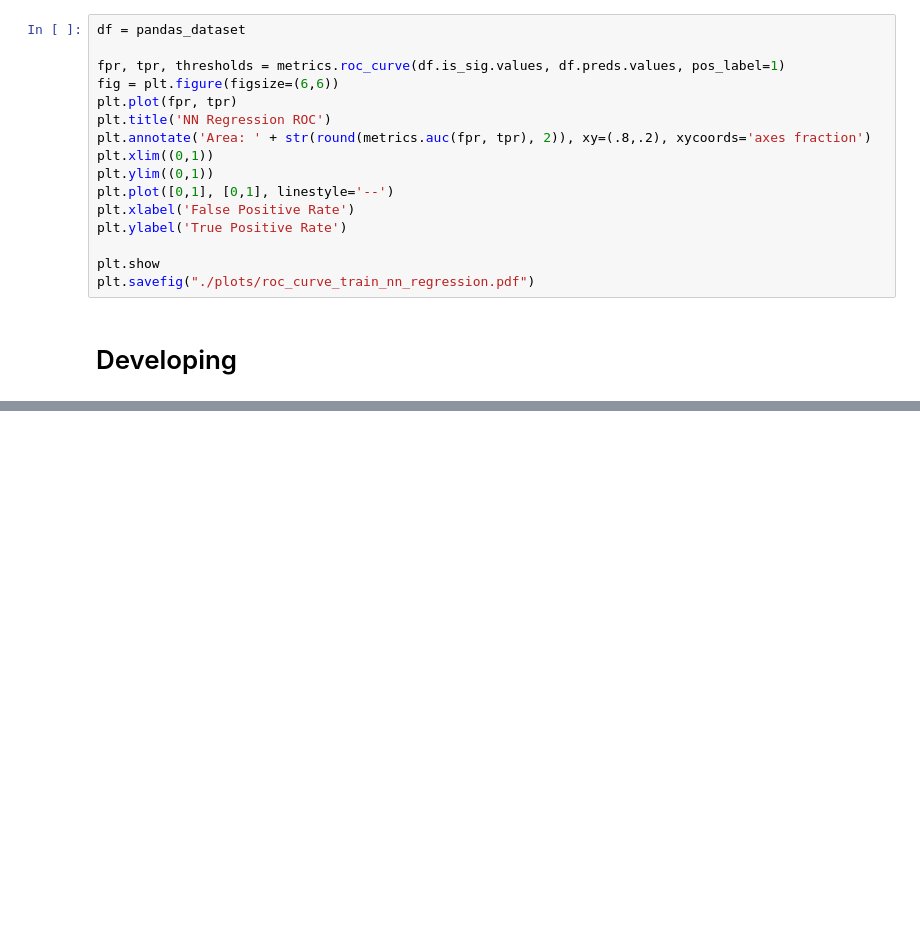
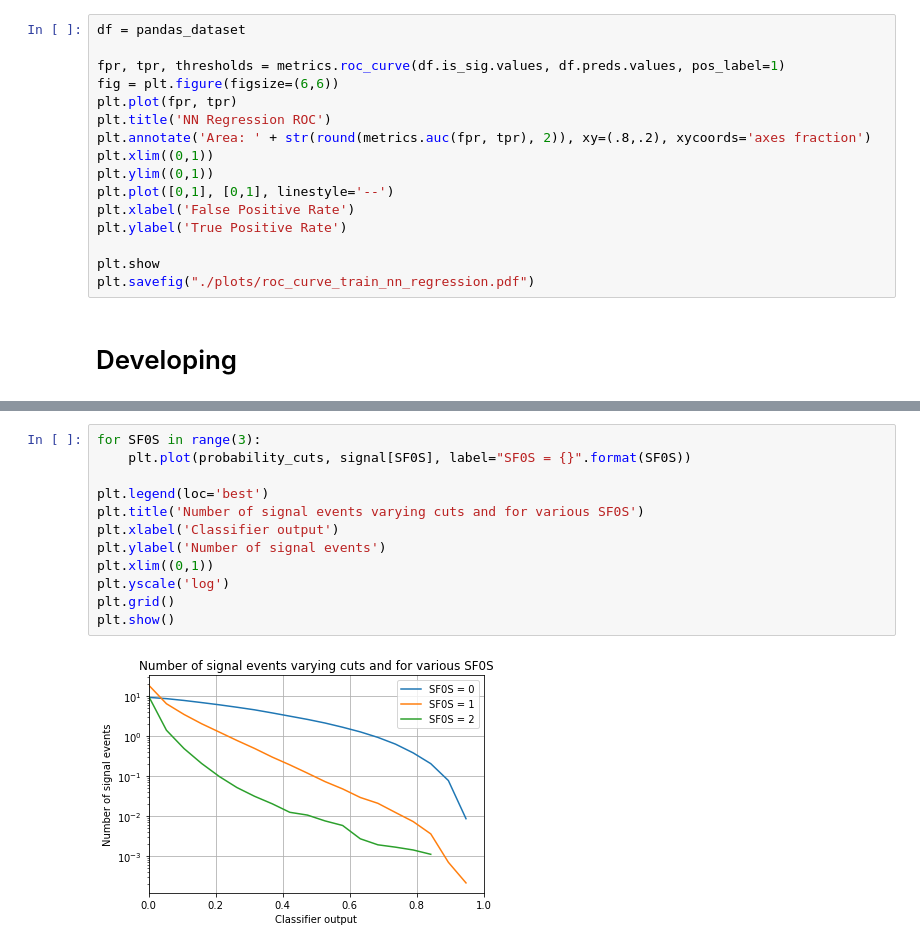
Before and after one commit to tongbaojia/cs281_mlphys, a Jupyter notebook: script/train_logistic_NN_pytorch.ipynb, the cells around one changed output, grey strips where cells are left out. Saved outputs shown, nothing was run; the diff lists cells and outputs as text; blank space fills up the shorter version.

```diff
--- a/script/train_logistic_NN_pytorch.ipynb
+++ b/script/train_logistic_NN_pytorch.ipynb
@@ -259,0 +303,14 @@ combined significance: 4.07572699576
+# %%
+for SF0S in range(3):
+    plt.plot(probability_cuts, signal[SF0S], label="SF0S = {}".format(SF0S))
+
+plt.legend(loc='best')
+plt.title('Number of signal events varying cuts and for various SF0S')
+plt.xlabel('Classifier output')
+plt.ylabel('Number of signal events')
+plt.xlim((0,1))
+plt.yscale('log')
+plt.grid()
+plt.show()
+# %% [output]
+[figure, added]
```
Also changed, not shown: parts of 5 cells of this notebook.
